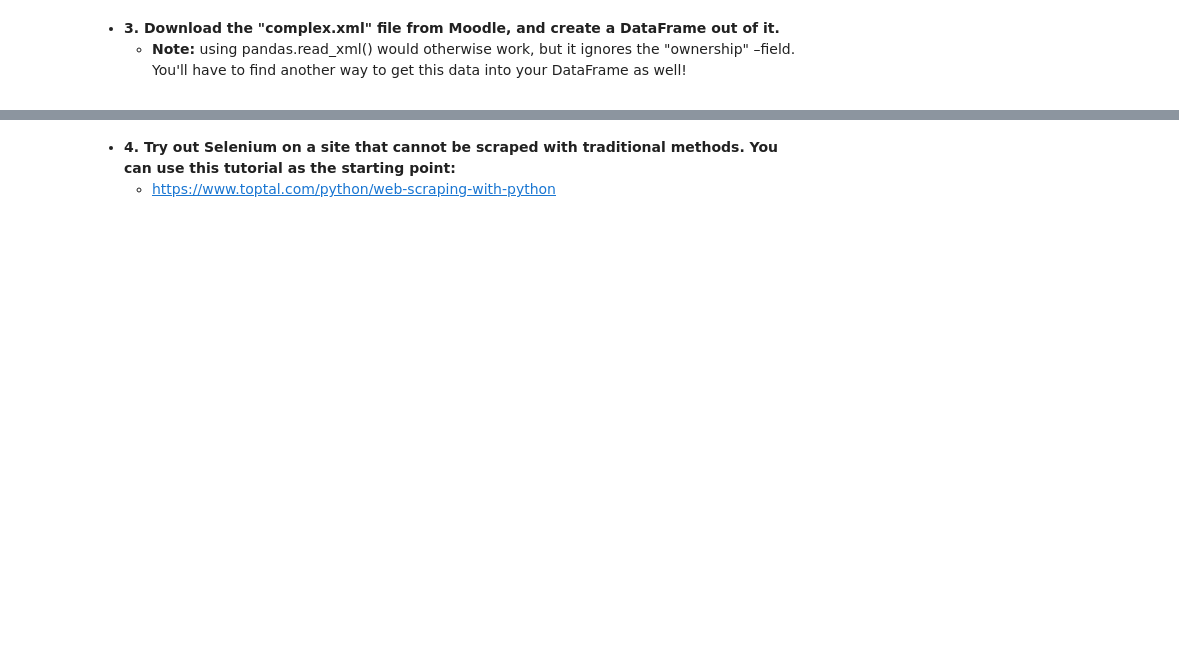
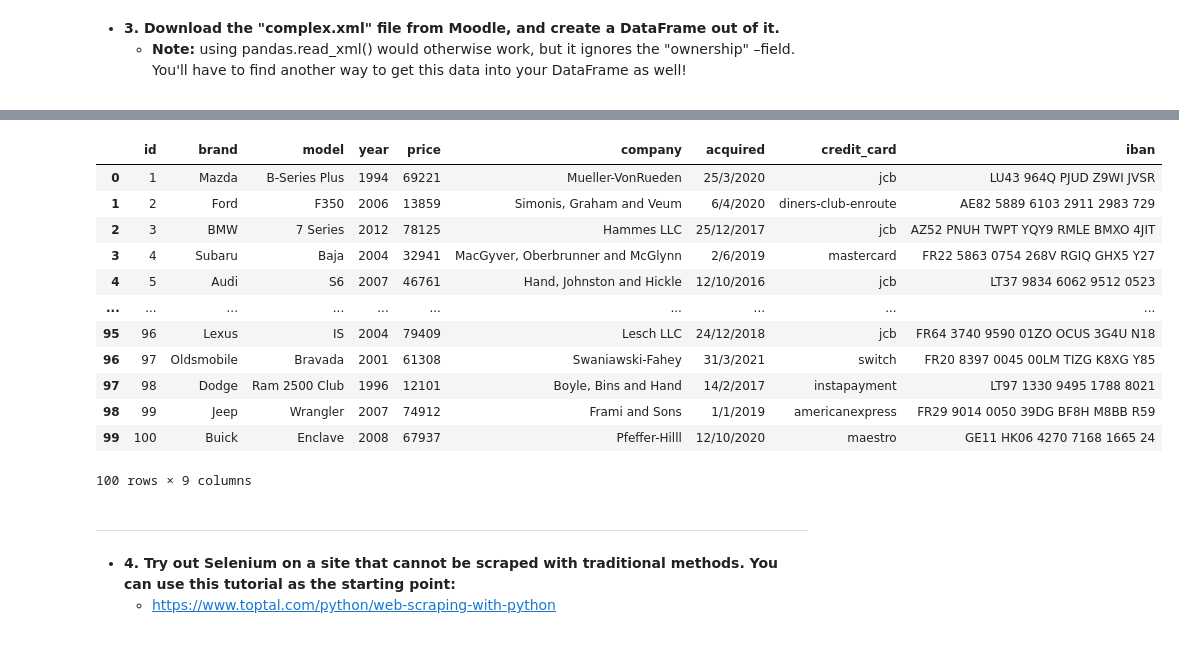
Before and after one commit to jehuhta/Intro_Data_Analytics_Huhta_Jeremy_Spring2025, a Jupyter notebook: Exercises_5_Importing/DataAnalyticsExerciseSet5.ipynb, the cells around one changed output, grey strips where cells are left out. Drawn from its saved outputs; the diff is of its cells as text; code cells hidden in the pictures; blank space fills up the shorter version.

```diff
--- a/Exercises_5_Importing/DataAnalyticsExerciseSet5.ipynb
+++ b/Exercises_5_Importing/DataAnalyticsExerciseSet5.ipynb
@@ -403,0 +686,9 @@ df1
+# %%
+# We get rid of the values, or it will stack the rows improperly with the concat.
+df = df.drop('ownership', axis=1)
+# %%
+# We then drill into the ownership value by using the same code but with the xpath attribute.
+ownership = pd.read_xml("complex.xml", xpath = "car/ownership")
+ownership
+
+# Looks like we have to drill a little further! Since again, there's a missing values column.
@@ -403,0 +709,4 @@ df1
+# %%
+# Dropping the column
+ownership = ownership.drop('payment_info', axis=1)
+ownership
@@ -403,0 +727,6 @@ df1
+# %%
+# Looks like we don't need to drill further, perfect!
+payment = pd.read_xml("complex.xml", xpath ="car/ownership/payment_info")
+payment
+
+# Now we're going to concatinate.
@@ -404,3 +747,26 @@ df1
+# %%
+# And viola!
+df = pd.concat([df,ownership,payment], axis=1)
+df
+
+# What would be very neat is to make a custom function that does all of this nesting automatically too.
+# You would make a loop with the condition that if a column has ONLY null values, then make it drill further!
+# %% [output]
+|  | id | brand | model | year | price | company | acquired | credit_card | iban |
+| 0 | 1 | Mazda | B-Series Plus | 1994 | 69221 | Mueller-VonRueden | 25/3/2020 | jcb | LU43 964Q PJUD Z9WI JVSR |
+| 1 | 2 | Ford | F350 | 2006 | 13859 | Simonis, Graham and Veum | 6/4/2020 | diners-club-enroute | AE82 5889 6103 2911 2983 729 |
+| 2 | 3 | BMW | 7 Series | 2012 | 78125 | Hammes LLC | 25/12/2017 | jcb | AZ52 PNUH TWPT YQY9 RMLE BMXO 4JIT |
+| 3 | 4 | Subaru | Baja | 2004 | 32941 | MacGyver, Oberbrunner and McGlynn | 2/6/2019 | mastercard | FR22 5863 0754 268V RGIQ GHX5 Y27 |
+| 4 | 5 | Audi | S6 | 2007 | 46761 | Hand, Johnston and Hickle | 12/10/2016 | jcb | LT37 9834 6062 9512 0523 |
+| ... | ... | ... | ... | ... | ... | ... | ... | ... | ... |
+| 95 | 96 | Lexus | IS | 2004 | 79409 | Lesch LLC | 24/12/2018 | jcb | FR64 3740 9590 01ZO OCUS 3G4U N18 |
+| 96 | 97 | Oldsmobile | Bravada | 2001 | 61308 | Swaniawski-Fahey | 31/3/2021 | switch | FR20 8397 0045 00LM TIZG K8XG Y85 |
+| 97 | 98 | Dodge | Ram 2500 Club | 1996 | 12101 | Boyle, Bins and Hand | 14/2/2017 | instapayment | LT97 1330 9495 1788 8021 |
+| 98 | 99 | Jeep | Wrangler | 2007 | 74912 | Frami and Sons | 1/1/2019 | americanexpress | FR29 9014 0050 39DG BF8H M8BB R59 |
+| 99 | 100 | Buick | Enclave | 2008 | 67937 | Pfeffer-Hilll | 12/10/2020 | maestro | GE11 HK06 4270 7168 1665 24 |
+100 rows × 9 columns
+# %% [markdown]
+---
 # %% [markdown]
 <ul>
     <li><b>4. Try out Selenium on a site that cannot be scraped with traditional methods. You can use this tutorial as the starting point:</b></li>
```
Also changed, not shown: parts of 40 cells of this notebook.
